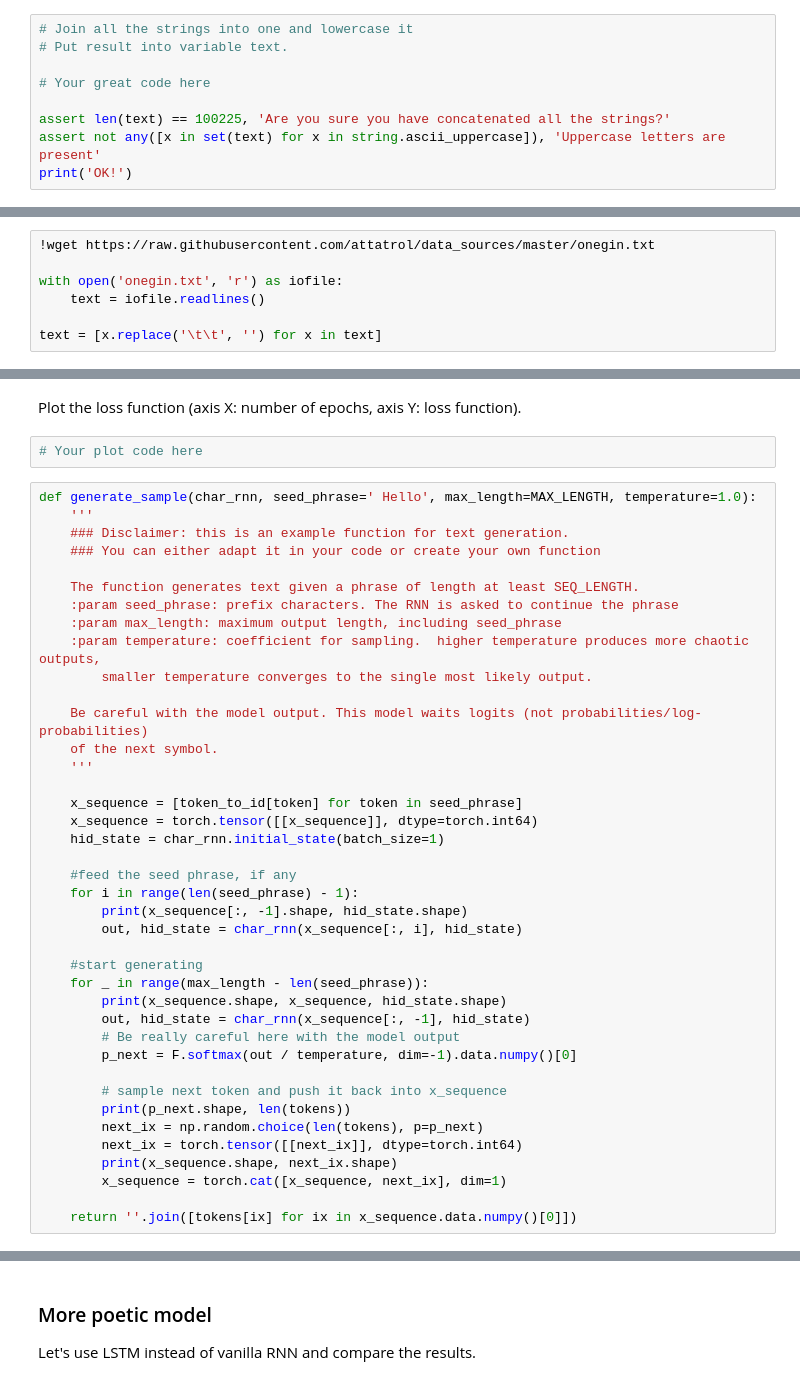
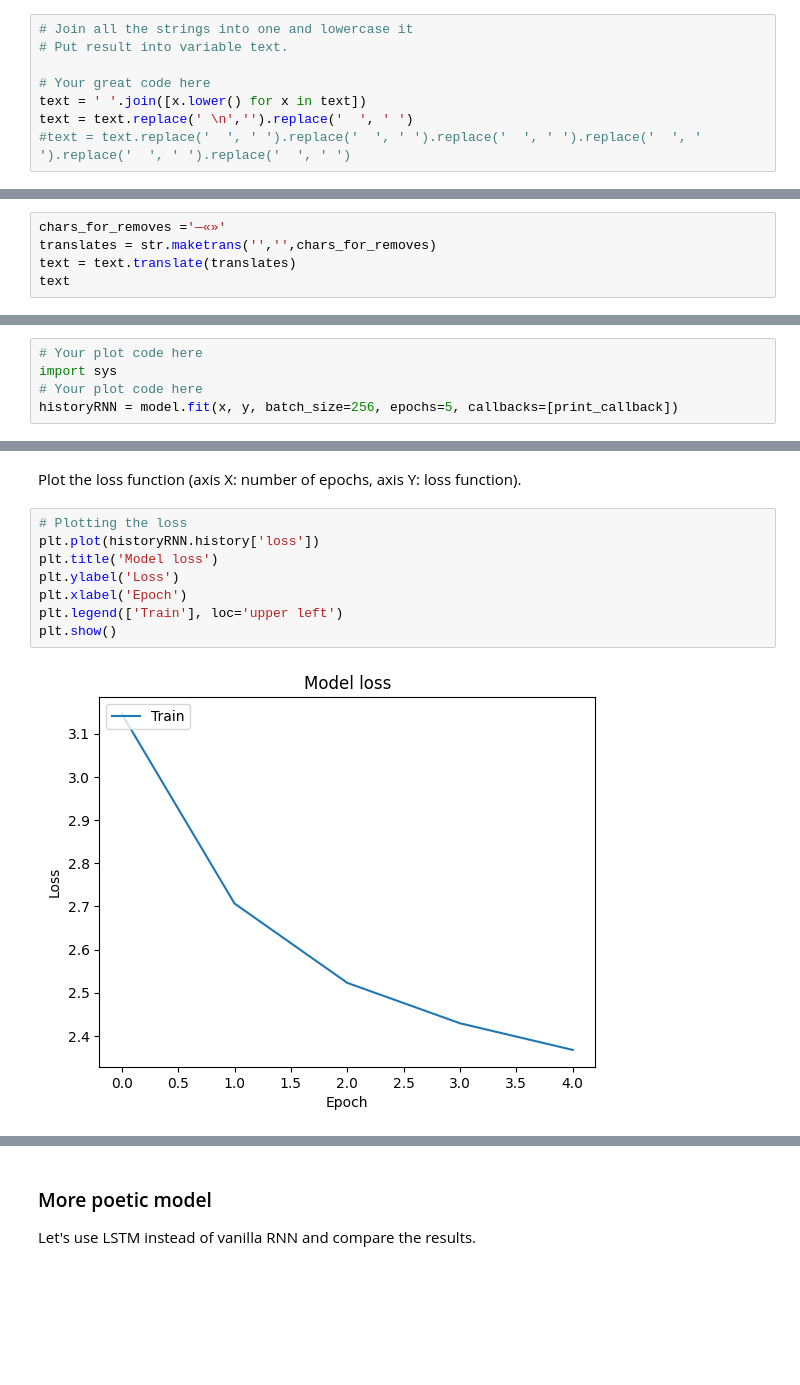
Before and after one commit to dk-miptedu/template-jupyter-notebook, a Jupyter notebook: Lab2_DL_part3_poetry_v01.ipynb, the cells around one changed output, grey strips where cells are left out. Cells and saved outputs as stored; diff of their text form; blank space fills up the shorter version.

```diff
--- a/Lab2_DL_part3_poetry_v01.ipynb
+++ b/Lab2_DL_part3_poetry_v01.ipynb
@@ -47,7 +75,6 @@ Now variable `text` is a list of strings. Join all the strings into one and lowe
 # Put result into variable text.
 
 # Your great code here
-
-assert len(text) == 100225, 'Are you sure you have concatenated all the strings?'
-assert not any([x in set(text) for x in string.ascii_uppercase]), 'Uppercase letters are present'
-print('OK!')
+text = ' '.join([x.lower() for x in text])
+text = text.replace(' \n','').replace('  ', ' ')
+#text = text.replace('  ', ' ').replace('  ', ' ').replace('  ', ' ').replace('  ', ' ').replace('  ', ' ').replace('  ', ' ')
@@ -56,7 +80,0 @@ print('OK!')
-# %%
-!wget https://raw.githubusercontent.com/attatrol/data_sources/master/onegin.txt
-
-with open('onegin.txt', 'r') as iofile:
-    text = iofile.readlines()
-
-text = [x.replace('\t\t', '') for x in text]
@@ -87,0 +81,5 @@ Now variable `text` is a list of strings. Join all the strings into one and lowe
+# %%
+chars_for_removes ='—«»'
+translates = str.maketrans('','',chars_for_removes)
+text = text.translate(translates)
+text
@@ -109,0 +213,5 @@ Let's use vanilla RNN, similar to the one created during the lesson.
+# %%
+# Your plot code here
+import sys
+# Your plot code here
+historyRNN = model.fit(x, y, batch_size=256, epochs=5, callbacks=[print_callback])
@@ -110,44 +236,12 @@ Let's use vanilla RNN, similar to the one created during the lesson.
 # %% [markdown]
 Plot the loss function (axis X: number of epochs, axis Y: loss function).
-# %%
-# Your plot code here
-# %%
-def generate_sample(char_rnn, seed_phrase=' Hello', max_length=MAX_LENGTH, temperature=1.0):
-    '''
-    ### Disclaimer: this is an example function for text generation.
-    ### You can either adapt it in your code or create your own function
-
-    The function generates text given a phrase of length at least SEQ_LENGTH.
-    :param seed_phrase: prefix characters. The RNN is asked to continue the phrase
-    :param max_length: maximum output length, including seed_phrase
-    :param temperature: coefficient for sampling.  higher temperature produces more chaotic outputs,
-        smaller temperature converges to the single most likely output.
-
-    Be careful with the model output. This model waits logits (not probabilities/log-probabilities)
-    of the next symbol.
-    '''
-
-    x_sequence = [token_to_id[token] for token in seed_phrase]
-    x_sequence = torch.tensor([[x_sequence]], dtype=torch.int64)
-    hid_state = char_rnn.initial_state(batch_size=1)
-
-    #feed the seed phrase, if any
-    for i in range(len(seed_phrase) - 1):
-        print(x_sequence[:, -1].shape, hid_state.shape)
-        out, hid_state = char_rnn(x_sequence[:, i], hid_state)
-
-    #start generating
-    for _ in range(max_length - len(seed_phrase)):
-        print(x_sequence.shape, x_sequence, hid_state.shape)
-        out, hid_state = char_rnn(x_sequence[:, -1], hid_state)
-        # Be really careful here with the model output
-        p_next = F.softmax(out / temperature, dim=-1).data.numpy()[0]
-
-        # sample next token and push it back into x_sequence
-        print(p_next.shape, len(tokens))
-        next_ix = np.random.choice(len(tokens), p=p_next)
-        next_ix = torch.tensor([[next_ix]], dtype=torch.int64)
-        print(x_sequence.shape, next_ix.shape)
-        x_sequence = torch.cat([x_sequence, next_ix], dim=1)
-
-    return ''.join([tokens[ix] for ix in x_sequence.data.numpy()[0]])
+# %%
+# Plotting the loss
+plt.plot(historyRNN.history['loss'])
+plt.title('Model loss')
+plt.ylabel('Loss')
+plt.xlabel('Epoch')
+plt.legend(['Train'], loc='upper left')
+plt.show()
+# %% [output]
+[figure, added]
```
Also changed, not shown: parts of 32 cells of this notebook, 3 other files.
